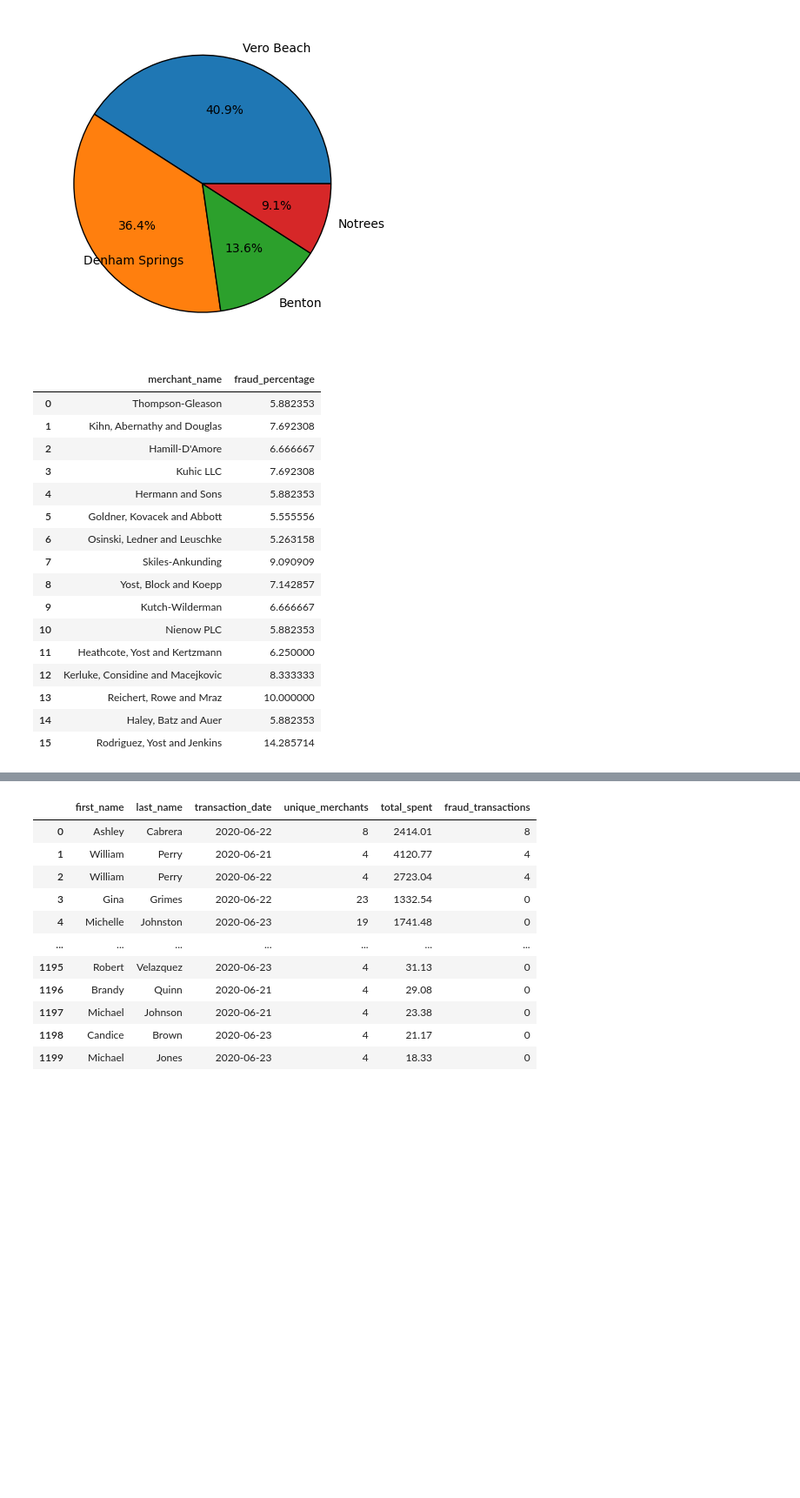
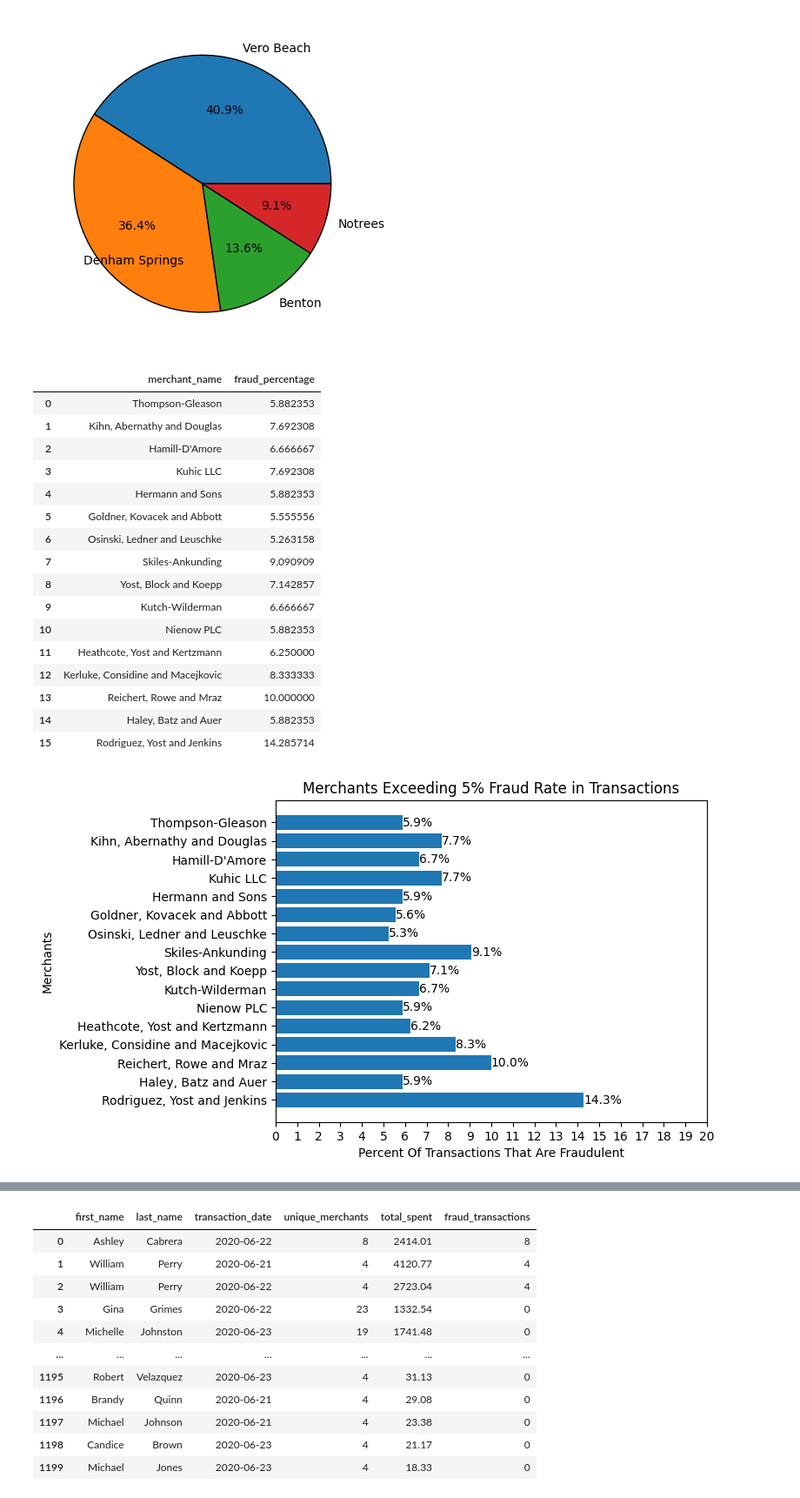
Before and after one commit to COP3710CreditCardFraudDetection/CCFraudDetectionDB, a Jupyter notebook: Team7.ipynb, the cells around one changed output, grey strips where cells are left out. Shown: that part at 87% size. Saved outputs shown, nothing was run; the diff lists cells and outputs as text; code cells hidden in the pictures; blank space fills up the shorter version.

Commit message:
Up to query 7 is visualized. Query 8 is close to complete, need to adjust the plotting to be able to handle the size of the data.

```diff
--- a/Team7.ipynb
+++ b/Team7.ipynb
@@ -298,36 +298,57 @@ Query7 = """SELECT m.merchant_name,
 FROM transactions t
 JOIN merchant m ON t.merchant_id = m.merchant_id
 GROUP BY m.merchant_name
 HAVING COUNT(CASE WHEN t.is_fraud = TRUE THEN 1 END) * 100.0 / COUNT(*) > 5;"""
 
 
 df7 = pd.read_sql(Query7, engine)
 ##To display query results:
 from IPython.display import display
 display(df7)
 
+#Will do a simple barchart for this, each bar will represent a merchant, and bars will be percentage
+import matplotlib.pyplot as plot
+import numpy as np
 
-import matplotlib.pyplot as plot
-import seaborn as sns
-#plot
+merchants = []
+percentages = []
+
+for i in range(len(df7)):
+    merchants.append(df7['merchant_name'].values[i])
+    percentages.append(df7['fraud_percentage'].values[i])
+
+fig, ax = plot.subplots()
+
+hbars = ax.barh(merchants, percentages, align = 'center')
+ax.set_yticks(merchants, labels = merchants)
+ax.set_xticks(np.arange(0, len(percentages) + 5))
+ax.invert_yaxis()
+ax.set_xlabel('Percent Of Transactions That Are Fraudulent')
+ax.set_ylabel('Merchants')
+ax.set_title('Merchants Exceeding 5% Fraud Rate in Transactions')
+ax.bar_label(hbars,fmt='%.1f%%') #sets label to end of bar, fmt formats the label to have only 1 decimal point and add a % symbol.
+
+
+plot.show()
 # %% [output]
 |  | merchant_name | fraud_percentage |
 | 0 | Thompson-Gleason | 5.882353 |
 | 1 | Kihn, Abernathy and Douglas | 7.692308 |
 | 2 | Hamill-D'Amore | 6.666667 |
 | 3 | Kuhic LLC | 7.692308 |
 | 4 | Hermann and Sons | 5.882353 |
 | 5 | Goldner, Kovacek and Abbott | 5.555556 |
 | 6 | Osinski, Ledner and Leuschke | 5.263158 |
 | 7 | Skiles-Ankunding | 9.090909 |
 | 8 | Yost, Block and Koepp | 7.142857 |
 | 9 | Kutch-Wilderman | 6.666667 |
 | 10 | Nienow PLC | 5.882353 |
 | 11 | Heathcote, Yost and Kertzmann | 6.250000 |
 | 12 | Kerluke, Considine and Macejkovic | 8.333333 |
 | 13 | Reichert, Rowe and Mraz | 10.000000 |
 | 14 | Haley, Batz and Auer | 5.882353 |
 | 15 | Rodriguez, Yost and Jenkins | 14.285714 |
+[figure, added]
 # %%
 #Query 8:Finds the total fraudulent transaction volume per merchant categoy (per scope of business)
 Query8 = """SELECT mc.category_name, SUM(t.amount) AS total_fraud_value
```
Also changed, not shown: parts of 2 cells of this notebook.
